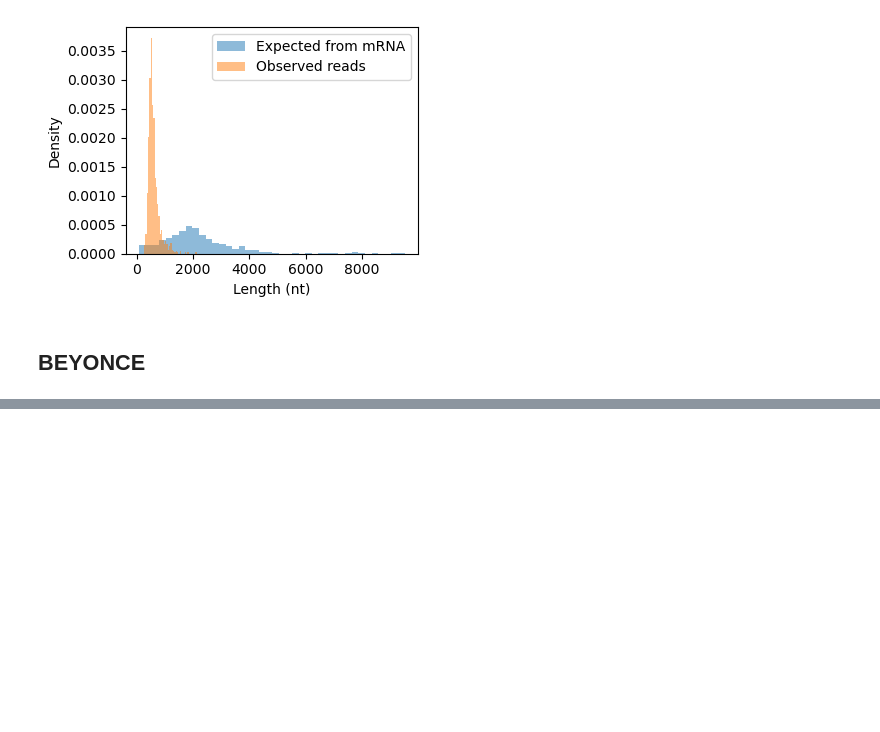
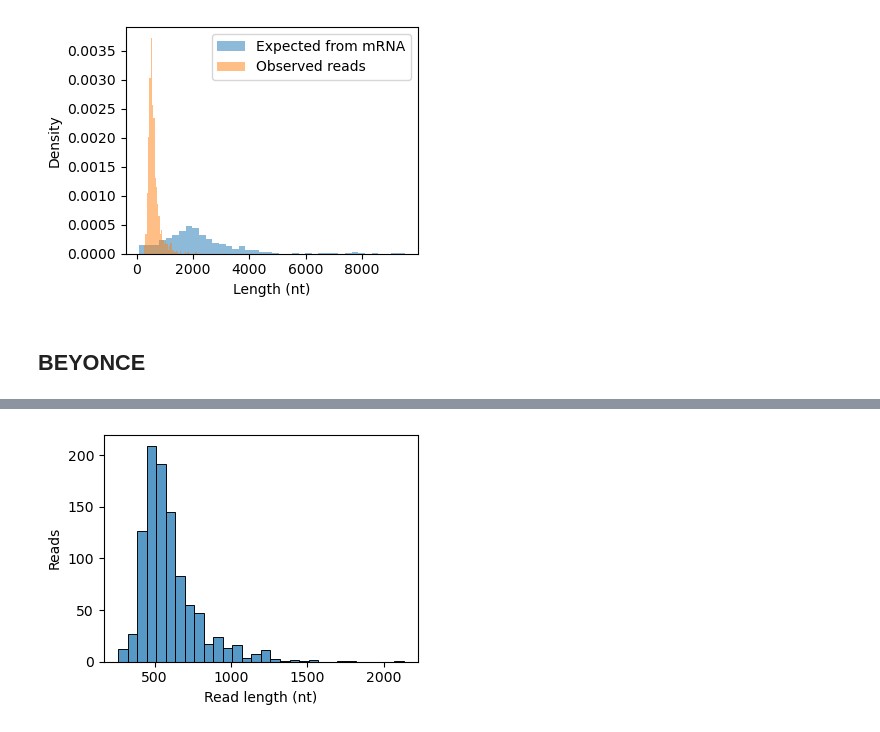
Before and after one commit to ih-11/hmm-3end, a Jupyter notebook: notebooks/qcfastq.ipynb, the cells around one changed output, grey strips where cells are left out. Saved outputs shown, nothing was run; the diff lists cells and outputs as text; code cells hidden in the pictures; blank space fills up the shorter version.

```diff
--- a/notebooks/qcfastq.ipynb
+++ b/notebooks/qcfastq.ipynb
@@ -139,9 +145,18 @@ A FASTQ file stores sequencing reads using four lines per record.
 3. Separator (`+`)
 4. Base quality scores
 # %%
-fastq = Path("../data/1k.fastq.gz")
+fastq = "../data/1k.fastq.gz"
+reads = []
 
-with gzip.open(fastq, "rt") as f:
-    for i in range(8):
-        print(f.readline().rstrip())
+for header, seq, plus, qual in korflab.readfastq(fastq):
+    reads.append({
+        "read_id": header.split()[0],
+        "sequence": seq,
+        "read_length": len(seq),
+    })
+
+reads_df = pd.DataFrame(reads)
+
+display(reads_df.head())
+print("reads:", len(reads_df))
 # %% [output]
@@ -337,3 +351,59 @@ plt.show()
 [figure]
 # %% [markdown]
 ## BEYONCE
+# %%
+fastq = "../data/1k.fastq.gz"
+
+reads = []
+
+for head, seq, plus, qual in korflab.readfastq(fastq):
+	reads.append({
+		"id": head.split()[0],
+		"seq": seq,
+		"len": len(seq),
+	})
+
+reads_df = pd.DataFrame(reads)
+
+lens = sorted(reads_df["len"], reverse=True)
+half = sum(lens) / 2
+total = 0
+
+for length in lens:
+	total += length
+	if total >= half:
+		n50 = length
+		break
+
+stats = pd.DataFrame(
+	{
+		"Statistic": [
+			"Reads",
+			"Minimum",
+			"Maximum",
+			"Mean",
+			"Median",
+			"N50",
+		],
+		"Value": [
+			len(reads_df),
+			min(lens),
+			max(lens),
+			round(reads_df["len"].mean(), 1),
+			reads_df["len"].median(),
+			n50,
+		],
+	}
+)
+
+display(stats)
+
+plt.figure(figsize=(4, 3))
+sns.histplot(data=reads_df, x="len", bins=30)
+
+plt.xlabel("Read length (nt)")
+plt.ylabel("Reads")
+
+plt.tight_layout()
+plt.show()
+# %% [output]
@@ -339,0 +417 @@ plt.show()
+[figure, added]
```
Also changed, not shown: parts of 11 cells of this notebook, 3 other files.
